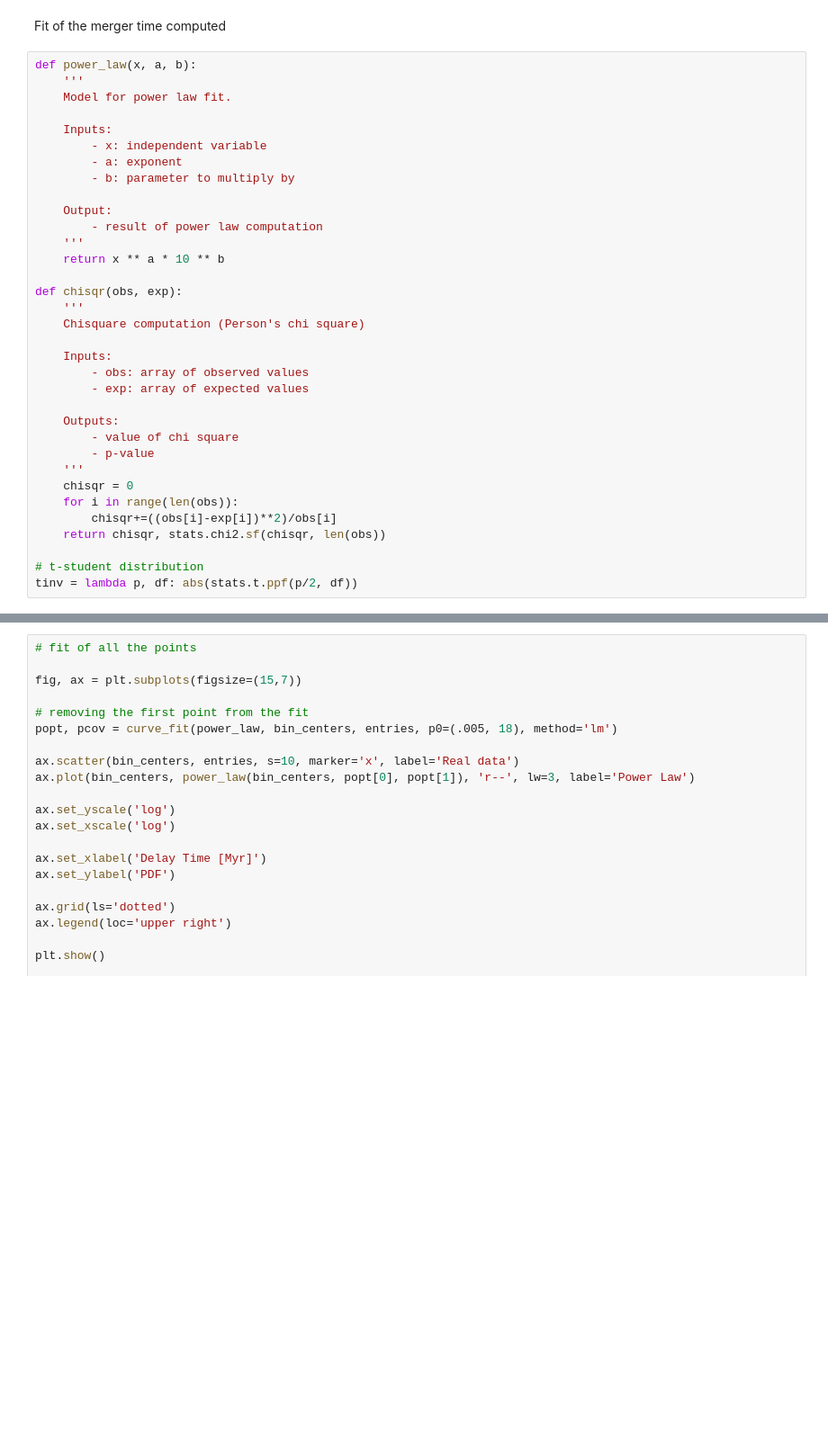
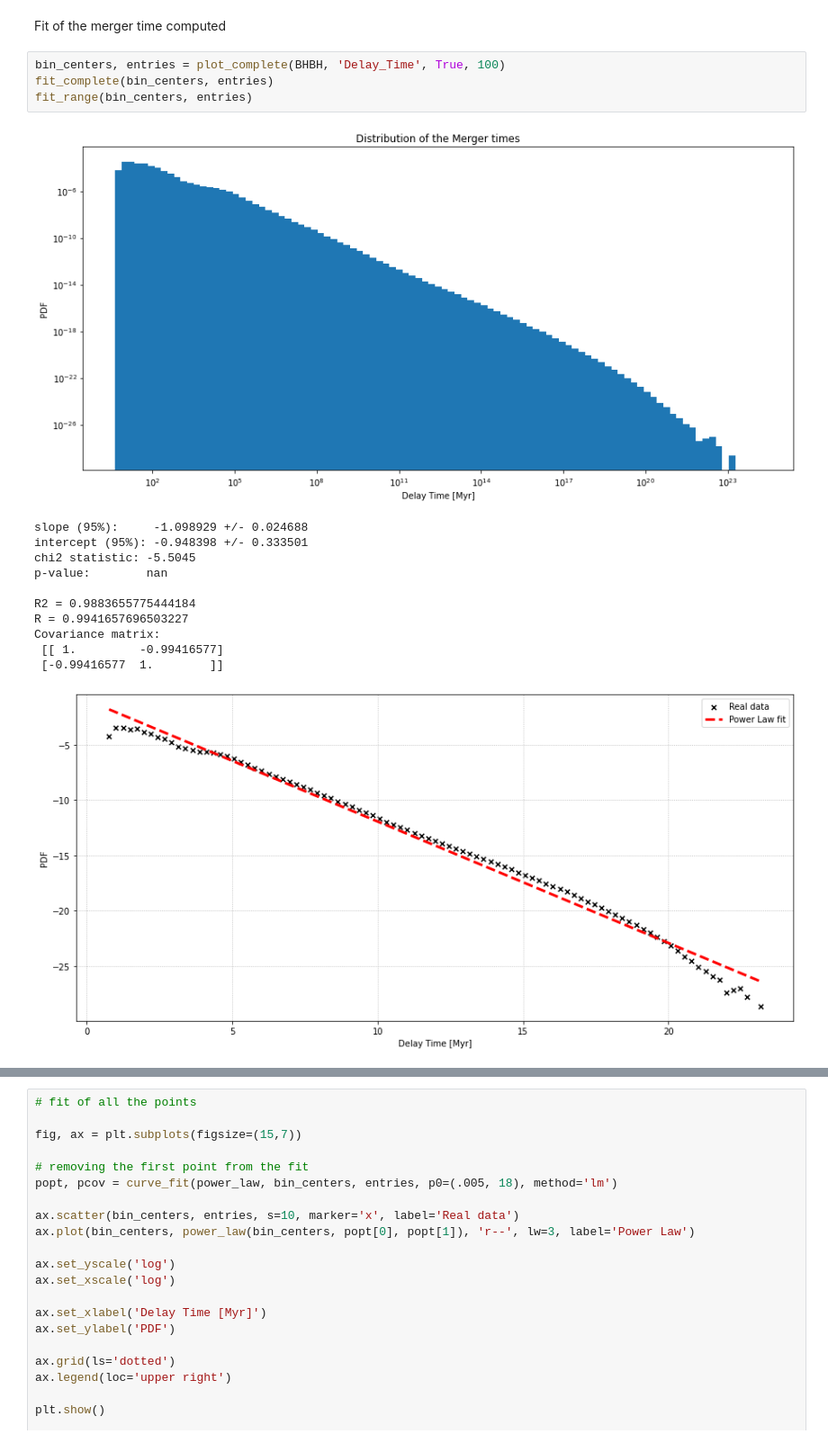
Before and after one commit to Bahadoram/Delay-Time-Dist.-of-Compact-Binary-Objects, a Jupyter notebook: distribution_fitting.ipynb, the cells around one changed output, grey strips where cells are left out. Shown at 90% size. Saved outputs shown, nothing was run; the diff lists cells and outputs as text; blank space fills up the shorter version.

```diff
--- a/distribution_fitting.ipynb
+++ b/distribution_fitting.ipynb
@@ -79,36 +641,19 @@ Text(0, 0.5, 'PDF')
 # %% [markdown]
 Fit of the merger time computed
-# %%
-def power_law(x, a, b):
-    '''
-    Model for power law fit.
-
-    Inputs:
-        - x: independent variable
-        - a: exponent
-        - b: parameter to multiply by
-
-    Output:
-        - result of power law computation
-    '''
-    return x ** a * 10 ** b
-
-def chisqr(obs, exp):
-    '''
-    Chisquare computation (Person's chi square)
-
-    Inputs:
-        - obs: array of observed values
-        - exp: array of expected values
-
-    Outputs:
-        - value of chi square
-        - p-value
-    '''
-    chisqr = 0
-    for i in range(len(obs)):
-        chisqr+=((obs[i]-exp[i])**2)/obs[i]
-    return chisqr, stats.chi2.sf(chisqr, len(obs))
-
-# t-student distribution
-tinv = lambda p, df: abs(stats.t.ppf(p/2, df))
+# %%
+bin_centers, entries = plot_complete(BHBH, 'Delay_Time', True, 100)
+fit_complete(bin_centers, entries)
+fit_range(bin_centers, entries)
+# %% [output]
+[figure, added]
+slope (95%):     -1.098929 +/- 0.024688
+intercept (95%): -0.948398 +/- 0.333501
+chi2 statistic: -5.5045
+p-value:        nan
+
+R2 = 0.9883655775444184
+R = 0.9941657696503227
+Covariance matrix:
+ [[ 1.         -0.99416577]
+ [-0.99416577  1.        ]]
+[figure, added]
```
Also changed, not shown: parts of 30 cells of this notebook.
